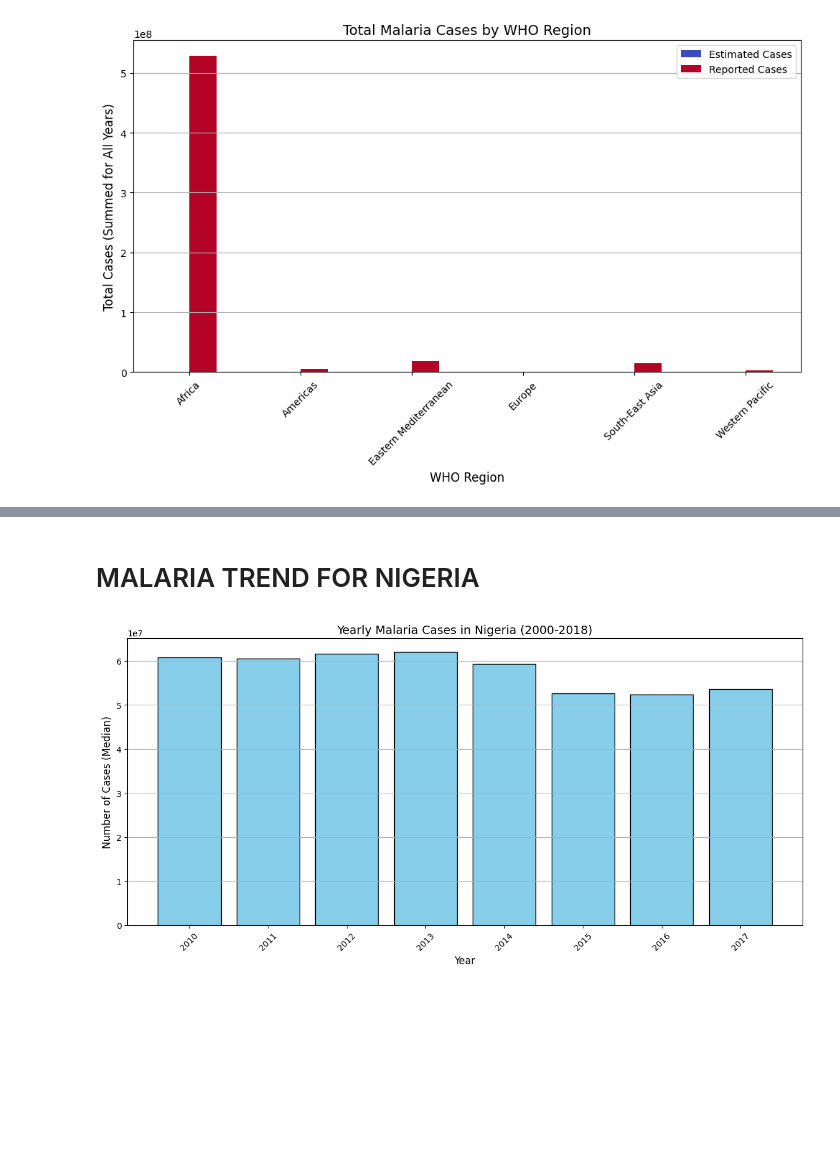
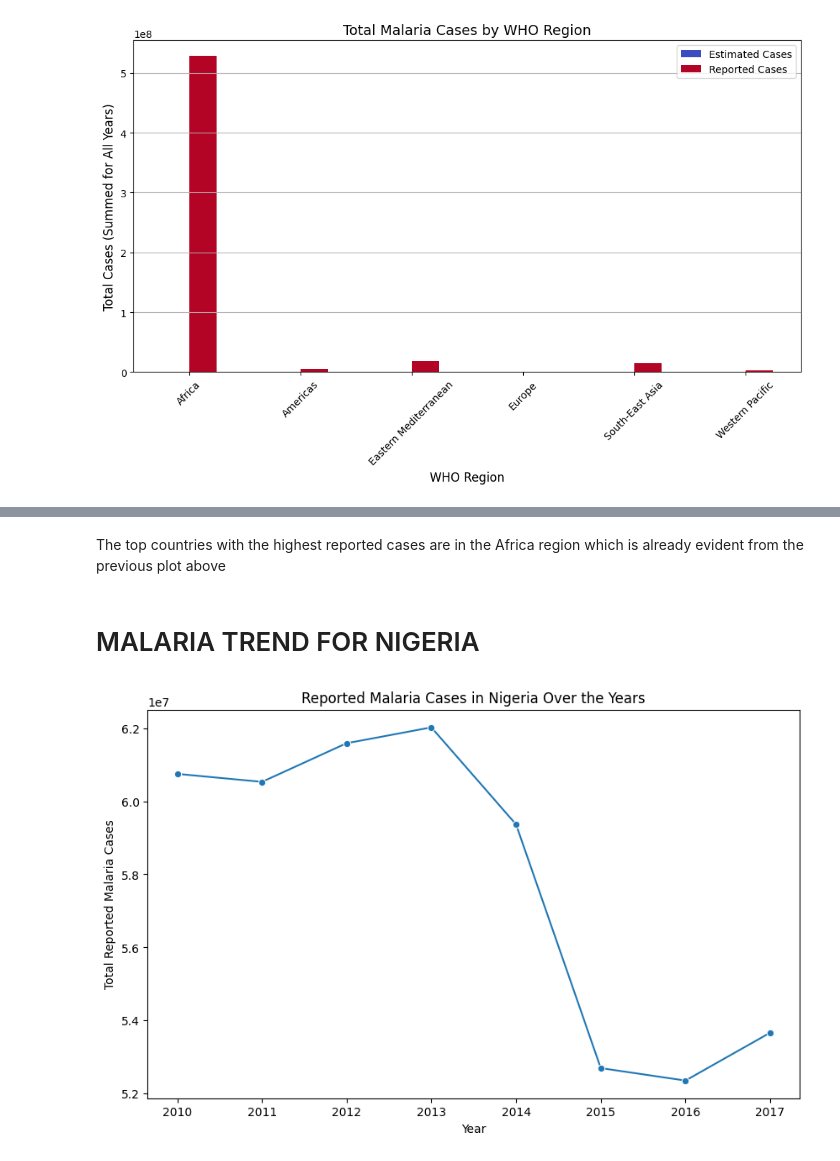
Before and after one commit to UmmH3/malaria-health, a Jupyter notebook: jupyter_notebooks/EDA.ipynb, the cells around one changed output, grey strips where cells are left out. Cells and saved outputs as stored; diff of their text form; code cells hidden in the pictures; blank space fills up the shorter version.

```diff
--- a/jupyter_notebooks/EDA.ipynb
+++ b/jupyter_notebooks/EDA.ipynb
@@ -232,26 +254,31 @@ plt.show()
+# %% [markdown]
+The top countries with the highest reported cases are in the Africa region which is already evident from the previous plot above
 # %% [markdown]
 # MALARIA TREND FOR NIGERIA
 # %%
+# Plotting Nigeria's malaria distribution over the years
 
 # Filter for Nigeria
 df_nigeria = df_merged_filtered[df_merged_filtered['Country'] == 'Nigeria']
 
 # Group by 'Year' and sum 'No. of cases_median'
 yearly_cases_nigeria = df_nigeria.groupby('Year')['No. of cases_median'].sum()
 
-# Plotting bar chart
-plt.figure(figsize=(12, 6))
-plt.bar(yearly_cases_nigeria.index, yearly_cases_nigeria.values, color='skyblue', edgecolor='black')
 
-# Adding labels and title
-plt.xlabel('Year', fontsize=12)
-plt.ylabel('Number of Cases (Median)', fontsize=12)
-plt.title('Yearly Malaria Cases in Nigeria (2000-2018)', fontsize=14)
-plt.xticks(rotation=45)
-plt.grid(axis='y')
-plt.tight_layout()
+# Plotting Nigeria's malaria distribution over the years
 
-# Display the plot
+# Filter for Nigeria
+df_nigeria = df_merged_filtered[df_merged_filtered['Country'] == 'Nigeria']
+
+# Group by 'Year' and sum 'No. of cases_median'
+yearly_cases_nigeria = df_nigeria.groupby('Year')['No. of cases_median'].sum()
+
+# Plotting
+plt.figure(figsize=(10, 6))
+sns.lineplot(x=yearly_cases_nigeria.index, y=yearly_cases_nigeria.values, marker='o')
+plt.title('Reported Malaria Cases in Nigeria Over the Years')
+plt.xlabel('Year')
+plt.ylabel('Total Reported Malaria Cases')
 plt.show()
 # %% [output]
-[figure, old version]
+[figure, new version]
```
Also changed, not shown: parts of 10 cells of this notebook.
